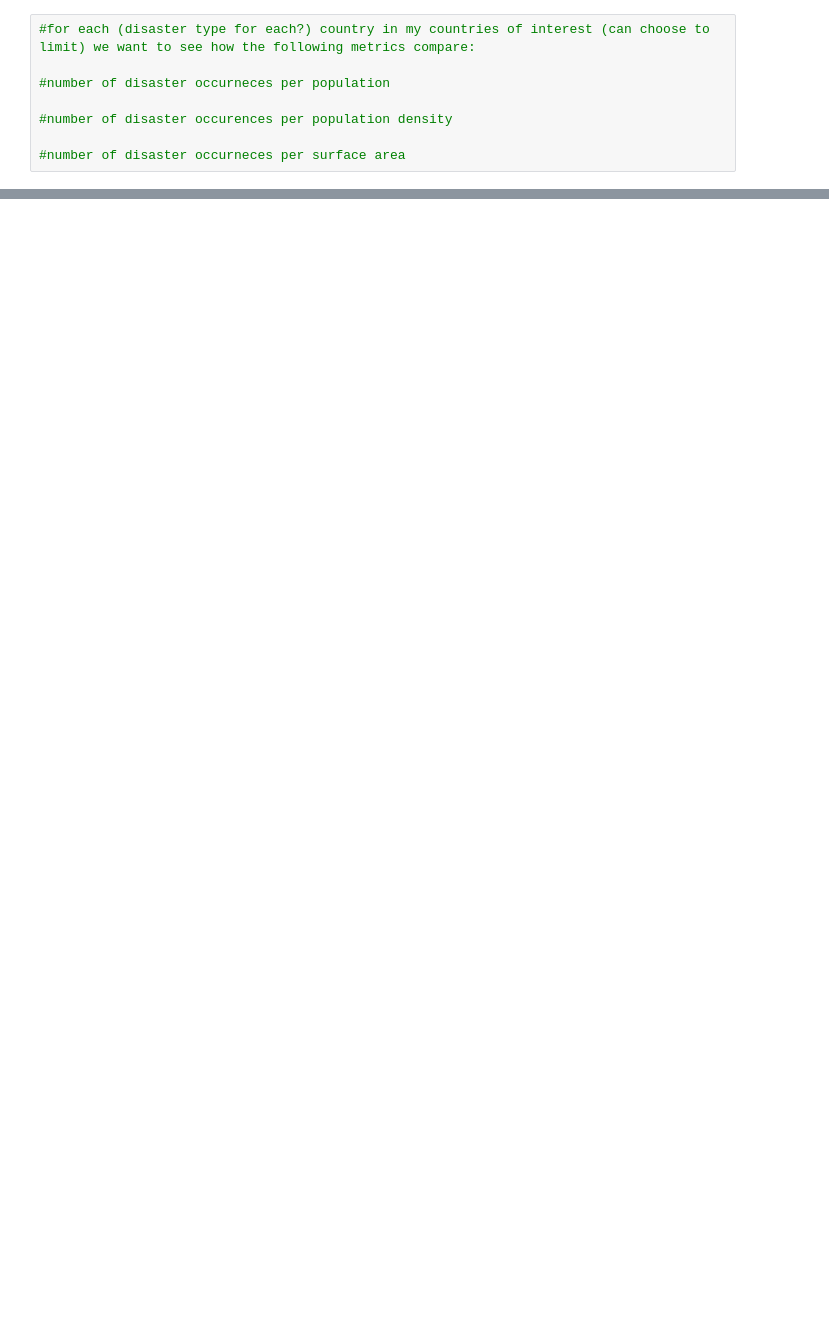
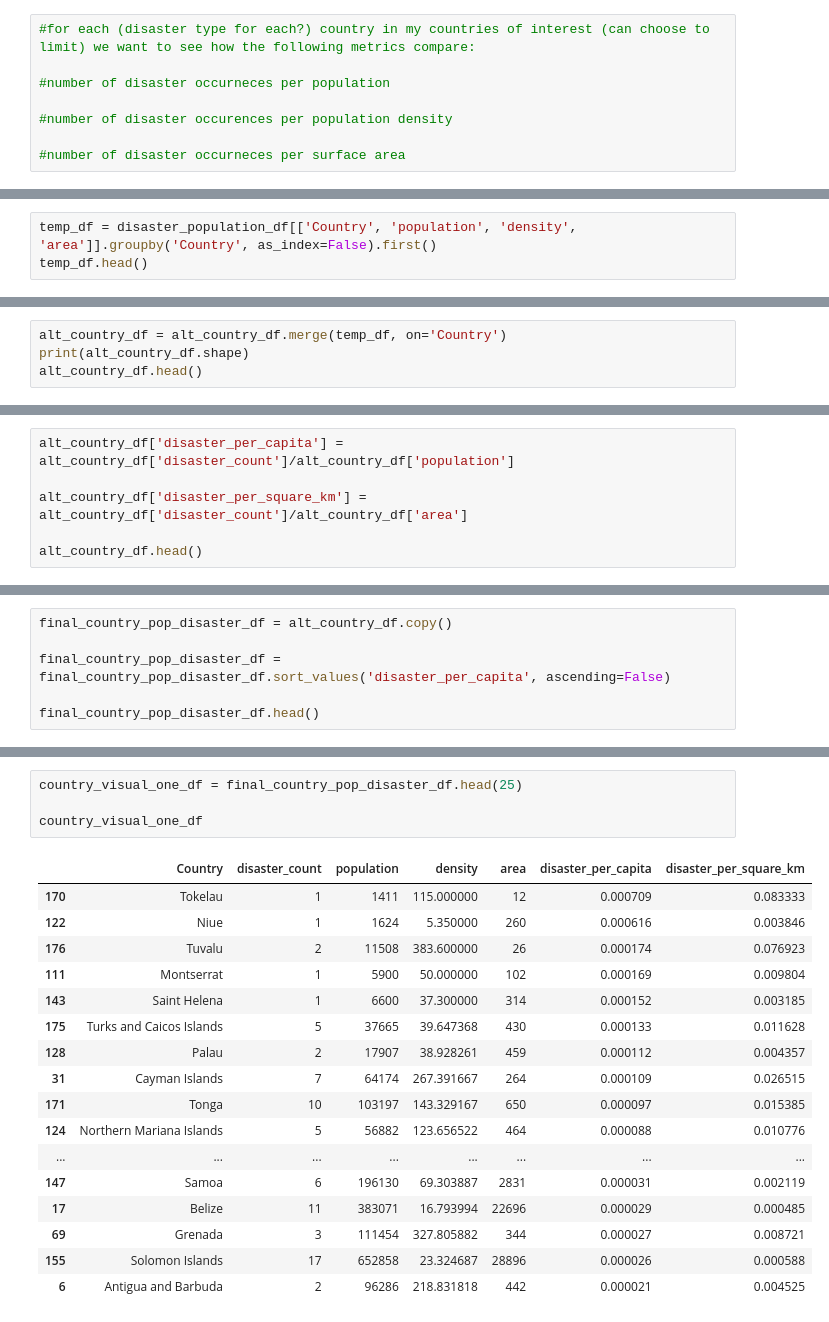
Before and after one commit to KeeganDavis/bootcamp-project-3, a Jupyter notebook: devs/riley/python_and_sql/population_bokeh_visuals.ipynb, the cells around one changed output, grey strips where cells are left out. Saved outputs shown, nothing was run; the diff lists cells and outputs as text; blank space fills up the shorter version.

Commit message:
finished 9 visuals, need to work on a few more and format

```diff
--- a/devs/riley/python_and_sql/population_bokeh_visuals.ipynb
+++ b/devs/riley/python_and_sql/population_bokeh_visuals.ipynb
@@ -75,0 +77,3 @@ sorted_alt_country_df = alt_country_df.sort_values(by='')
+# %%
+temp_df = disaster_population_df[['Country', 'population', 'density', 'area']].groupby('Country', as_index=False).first()
+temp_df.head()
@@ -75,0 +87,4 @@ sorted_alt_country_df = alt_country_df.sort_values(by='')
+# %%
+alt_country_df = alt_country_df.merge(temp_df, on='Country')
+print(alt_country_df.shape)
+alt_country_df.head()
@@ -75,0 +99,6 @@ sorted_alt_country_df = alt_country_df.sort_values(by='')
+# %%
+alt_country_df['disaster_per_capita'] = alt_country_df['disaster_count']/alt_country_df['population']
+
+alt_country_df['disaster_per_square_km'] = alt_country_df['disaster_count']/alt_country_df['area']
+
+alt_country_df.head()
@@ -75,0 +112,6 @@ sorted_alt_country_df = alt_country_df.sort_values(by='')
+# %%
+final_country_pop_disaster_df = alt_country_df.copy()
+
+final_country_pop_disaster_df = final_country_pop_disaster_df.sort_values('disaster_per_capita', ascending=False)
+
+final_country_pop_disaster_df.head()
@@ -75,0 +125,22 @@ sorted_alt_country_df = alt_country_df.sort_values(by='')
+# %%
+country_visual_one_df = final_country_pop_disaster_df.head(25)
+
+country_visual_one_df
+# %% [output]
+|  | Country | disaster_count | population | density | area | disaster_per_capita | disaster_per_square_km |
+| 170 | Tokelau | 1 | 1411 | 115.000000 | 12 | 0.000709 | 0.083333 |
+| 122 | Niue | 1 | 1624 | 5.350000 | 260 | 0.000616 | 0.003846 |
+| 176 | Tuvalu | 2 | 11508 | 383.600000 | 26 | 0.000174 | 0.076923 |
+| 111 | Montserrat | 1 | 5900 | 50.000000 | 102 | 0.000169 | 0.009804 |
+| 143 | Saint Helena | 1 | 6600 | 37.300000 | 314 | 0.000152 | 0.003185 |
+| 175 | Turks and Caicos Islands | 5 | 37665 | 39.647368 | 430 | 0.000133 | 0.011628 |
+| 128 | Palau | 2 | 17907 | 38.928261 | 459 | 0.000112 | 0.004357 |
+| 31 | Cayman Islands | 7 | 64174 | 267.391667 | 264 | 0.000109 | 0.026515 |
+| 171 | Tonga | 10 | 103197 | 143.329167 | 650 | 0.000097 | 0.015385 |
+| 124 | Northern Mariana Islands | 5 | 56882 | 123.656522 | 464 | 0.000088 | 0.010776 |
+| ... | ... | ... | ... | ... | ... | ... | ... |
+| 147 | Samoa | 6 | 196130 | 69.303887 | 2831 | 0.000031 | 0.002119 |
+| 17 | Belize | 11 | 383071 | 16.793994 | 22696 | 0.000029 | 0.000485 |
+| 69 | Grenada | 3 | 111454 | 327.805882 | 344 | 0.000027 | 0.008721 |
+| 155 | Solomon Islands | 17 | 652858 | 23.324687 | 28896 | 0.000026 | 0.000588 |
+| 6 | Antigua and Barbuda | 2 | 96286 | 218.831818 | 442 | 0.000021 | 0.004525 |
```
Also changed, not shown: parts of 37 cells of this notebook, 1 other file.
